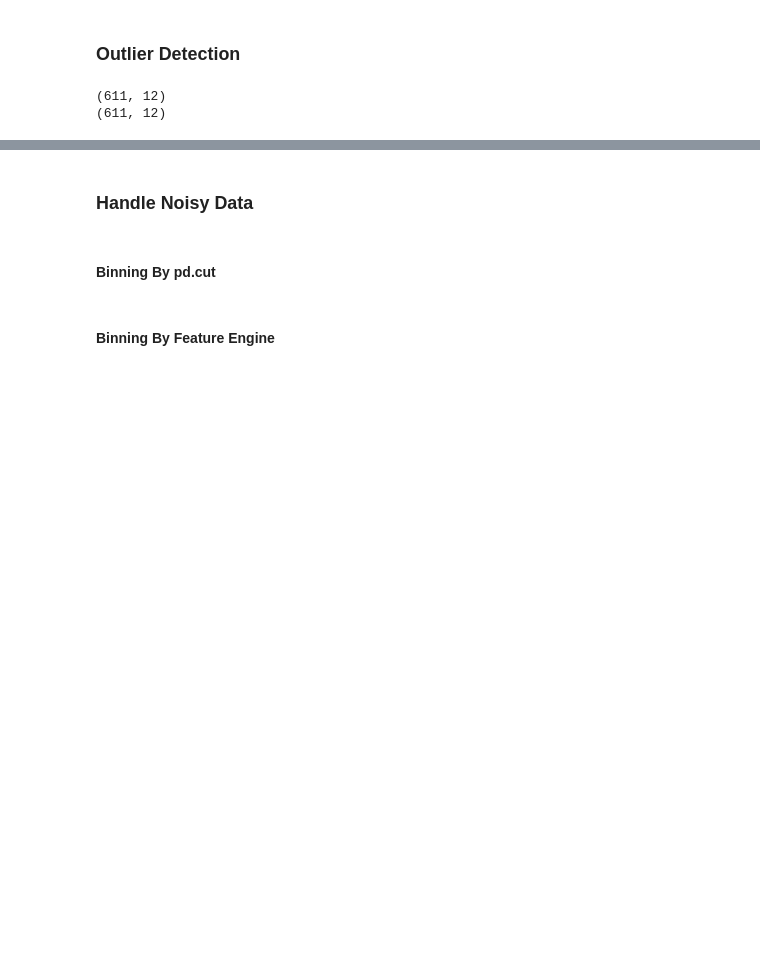
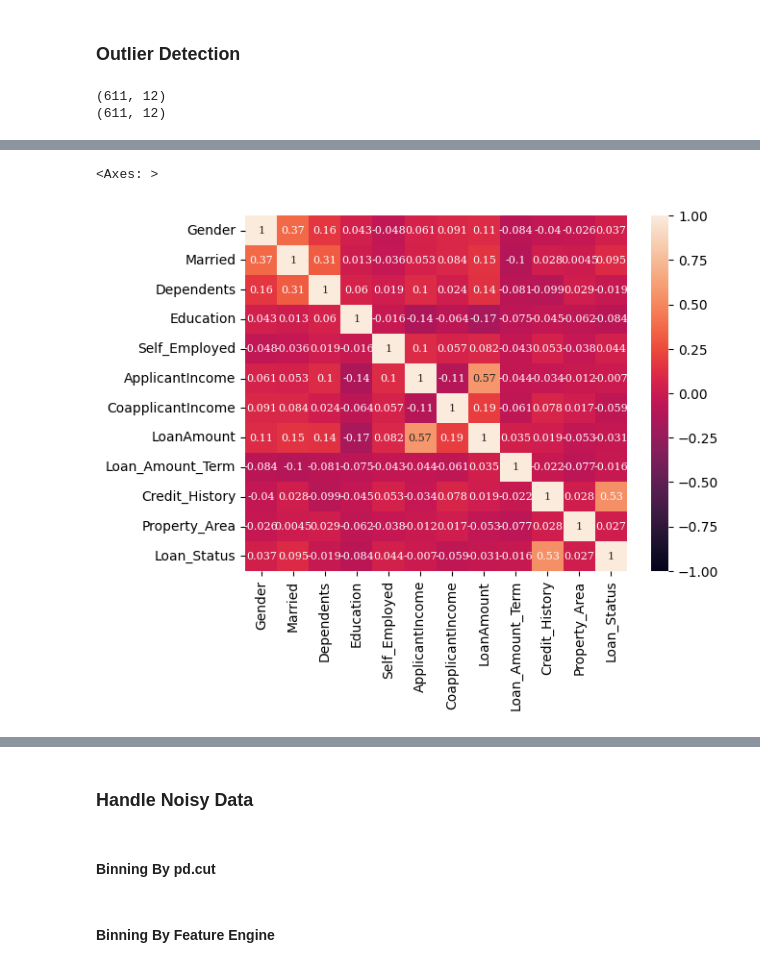
Before and after one commit to PerfectionistAF/Loan-Prediction, a Jupyter notebook: our work/to submit.ipynb, the cells around one changed output, grey strips where cells are left out. Saved outputs shown, nothing was run; the diff lists cells and outputs as text; code cells hidden in the pictures; blank space fills up the shorter version.

```diff
--- a/our work/to submit.ipynb
+++ b/our work/to submit.ipynb
@@ -357,6 +355,6 @@ TrainData_Married = TrainData_Married.drop(index=[row for row in TrainData_Marri
 print(TrainData_Married.isnull().sum())
 print(TrainData_Married.shape)
 
-TrainData = TrainData_Married
+TrainData = TrainData_Married.copy()
 # %% [output]
 Gender                0
@@ -510,7 +508,9 @@ Step 3) KNNImputer
 from sklearn.impute import KNNImputer
 
 imputer = KNNImputer(n_neighbors=5)
-TrainData = pd.DataFrame(imputer.fit_transform(TrainData_knn),columns = TrainData_knn.columns)
+TrainData_knn = pd.DataFrame(imputer.fit_transform(TrainData_knn),columns = TrainData_knn.columns)
+
+TrainData = TrainData_knn.copy()
 TrainData.isna().sum() # 0 for all! Missing values are no more. Data cleaned.
 # %% [output]
 Gender               0
@@ -569,0 +652,16 @@ print(TrainData.shape)
+# %%
+# heatmap
+
+font = {'family': 'serif',
+        #'color':  'darkred',
+        'weight': 'normal',
+        'size': 8,
+        }
+
+sns.heatmap(
+    TrainData_LR.corr(),
+    annot=True, annot_kws=font,
+    vmin=-1, vmax=1) # more lightly colored = more highly correlated
+# %% [output]
+<Axes: >
+[figure, added]
```
Also changed, not shown: parts of 11 cells of this notebook, 2 other files.
